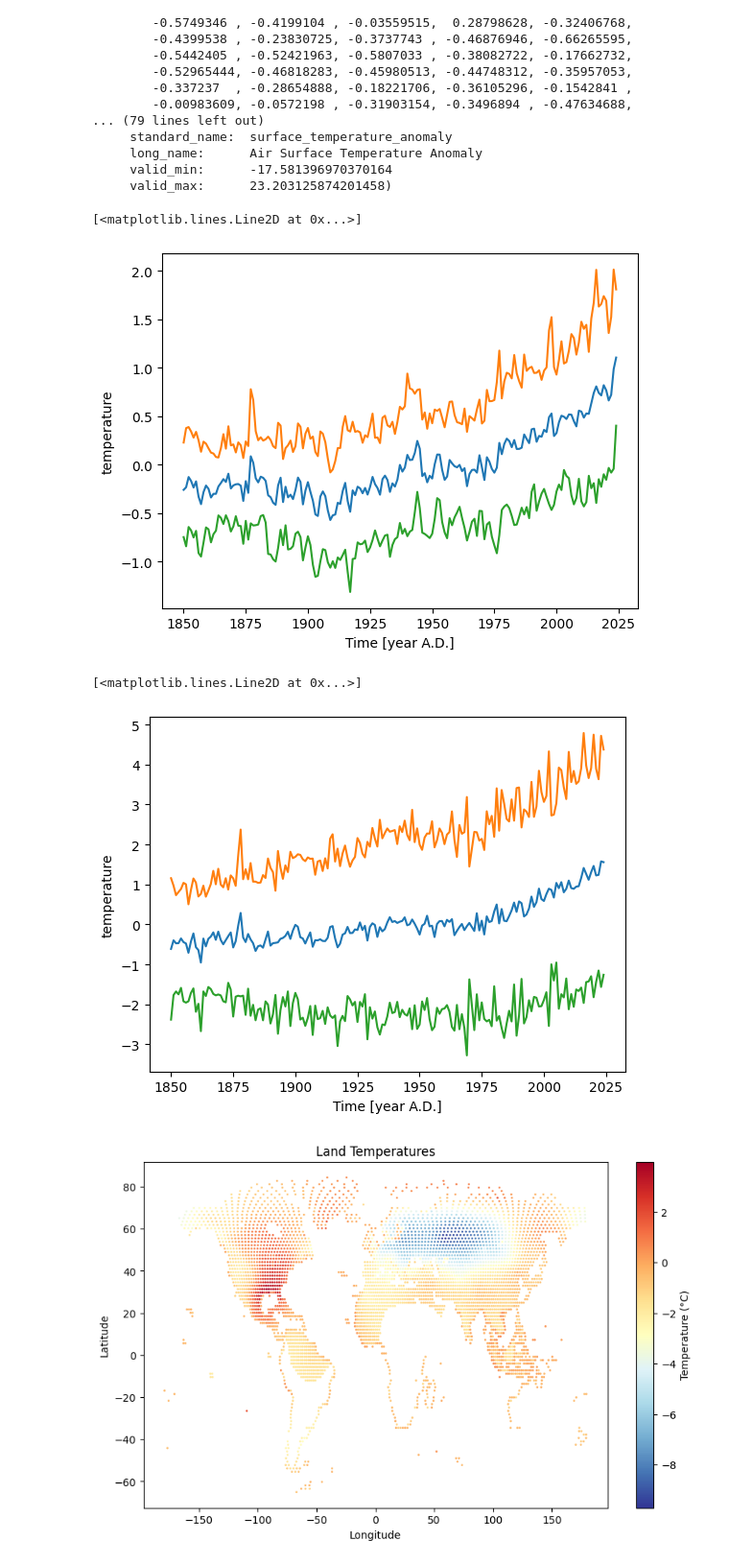
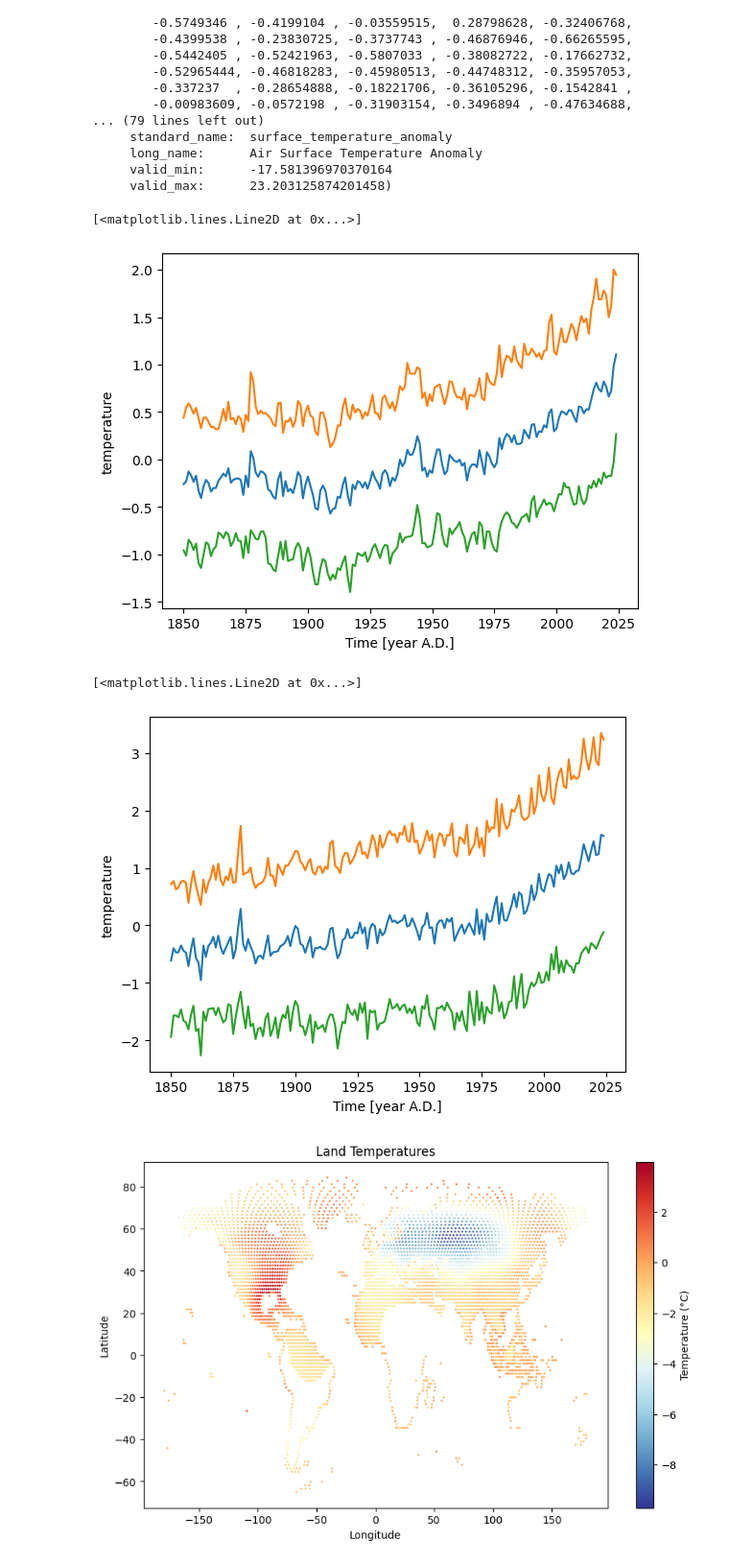
Before and after one commit to gegp01/Servicio-social, a Jupyter notebook: ssprueba.ipynb, the cells around one changed output. Shown at 96% size. Saved outputs shown, nothing was run; the diff lists cells and outputs as text; code cells hidden in the pictures.

```diff
--- a/ssprueba.ipynb
+++ b/ssprueba.ipynb
@@ -185,11 +184,5 @@ array([0.00000000e+00, 2.94117640e-04, 3.57142849e-04, ...,
 # %%
-# Olvidé importar pandas, así que lo haré ahora para trabajar con fechas y agrupaciones por año
-import pandas as pd
 
-# Repetir el proceso de conversión de tiempo y cálculo de temperaturas promedio anuales para tierra y mar
-
-# Parece que olvidé importar numpy, así que lo haré ahora
-import numpy as np
 land_mask_values = data_xr['land_mask'].values
 # Intentar nuevamente analizar el 'land_mask'
 unique_land_mask_values = np.unique(land_mask_values)
@@ -216,9 +209,9 @@ temperature_sea = data_xr['temperature'].where(~is_land)
 # Calcular la temperatura media anual para tierra y mar
 annual_mean_temperature_land = temperature_land.groupby(dates).mean(dim=['time', 'map_points'])
 annual_mean_temperature_sea = temperature_sea.groupby(dates).mean(dim=['time', 'map_points'])
-# Calcular la varianza anual para tierra y mar
-annual_var_temperature_land = temperature_land.groupby(dates).var(dim=['time', 'map_points'])
-annual_var_temperature_sea = temperature_sea.groupby(dates).var(dim=['time', 'map_points'])
+# Calcular la desviación anual para tierra y mar
+annual_std_temperature_land = temperature_land.groupby(dates).std(dim=['time', 'map_points'])
+annual_std_temperature_sea = temperature_sea.groupby(dates).std(dim=['time', 'map_points'])
 
 annual_mean_temperature_land, annual_mean_temperature_sea
 # %% [output]
@@ -241,16 +234,16 @@ annual_mean_temperature_land, annual_mean_temperature_sea
      valid_max:      23.203125874201458)
 # %%
 annual_mean_temperature_sea.plot( )
-(annual_mean_temperature_sea+annual_var_temperature_sea).plot()
-(annual_mean_temperature_sea-annual_var_temperature_sea).plot()
+(annual_mean_temperature_sea+annual_std_temperature_sea).plot()
+(annual_mean_temperature_sea-annual_std_temperature_sea).plot()
 # %% [output]
 [<matplotlib.lines.Line2D at 0x...>]
-[figure, old version]
+[figure, new version]
 # %%
 annual_mean_temperature_land.plot( )
-(annual_mean_temperature_land+annual_var_temperature_land).plot()
-(annual_mean_temperature_land-annual_var_temperature_land).plot()
+(annual_mean_temperature_land+annual_std_temperature_land).plot()
+(annual_mean_temperature_land-annual_std_temperature_land).plot()
 # %% [output]
 [<matplotlib.lines.Line2D at 0x...>]
-[figure, old version]
+[figure, new version]
 # %%
```
Also changed, not shown: parts of 19 cells of this notebook, 5 other files.
